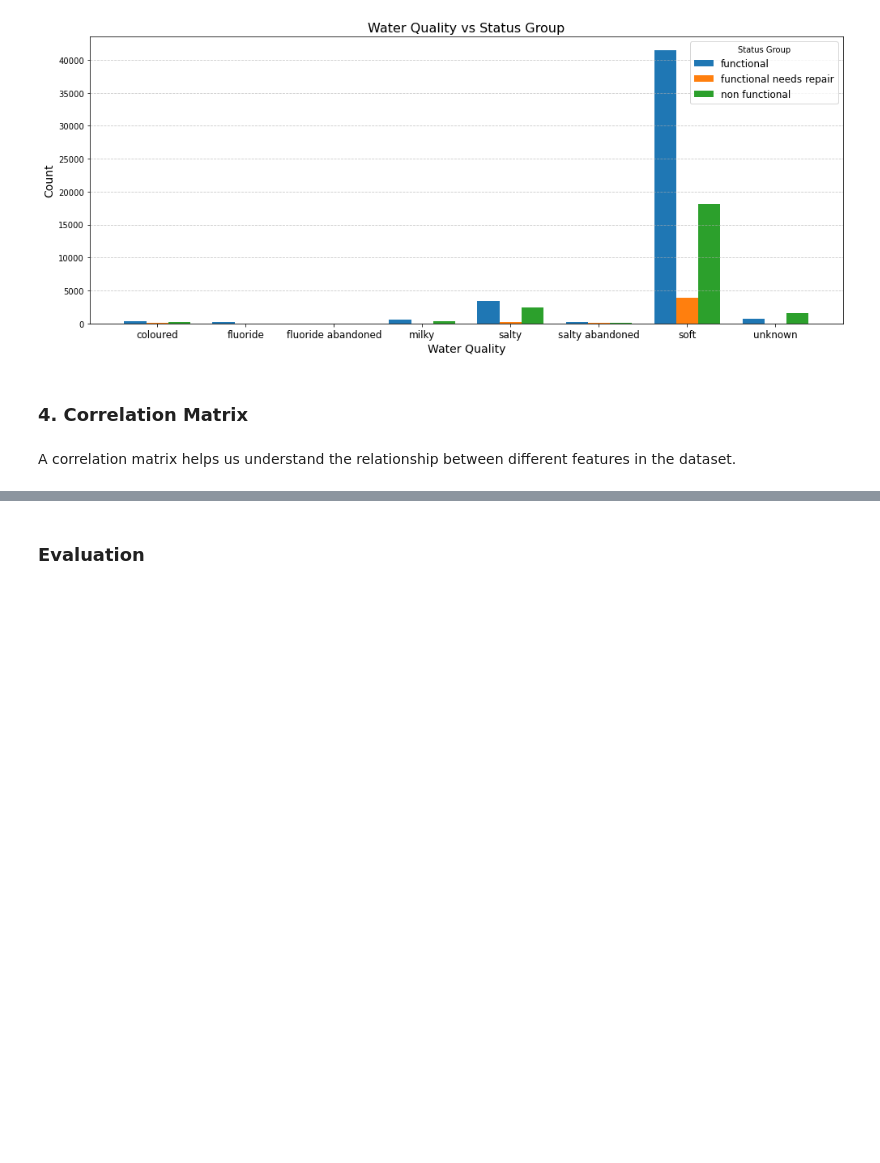
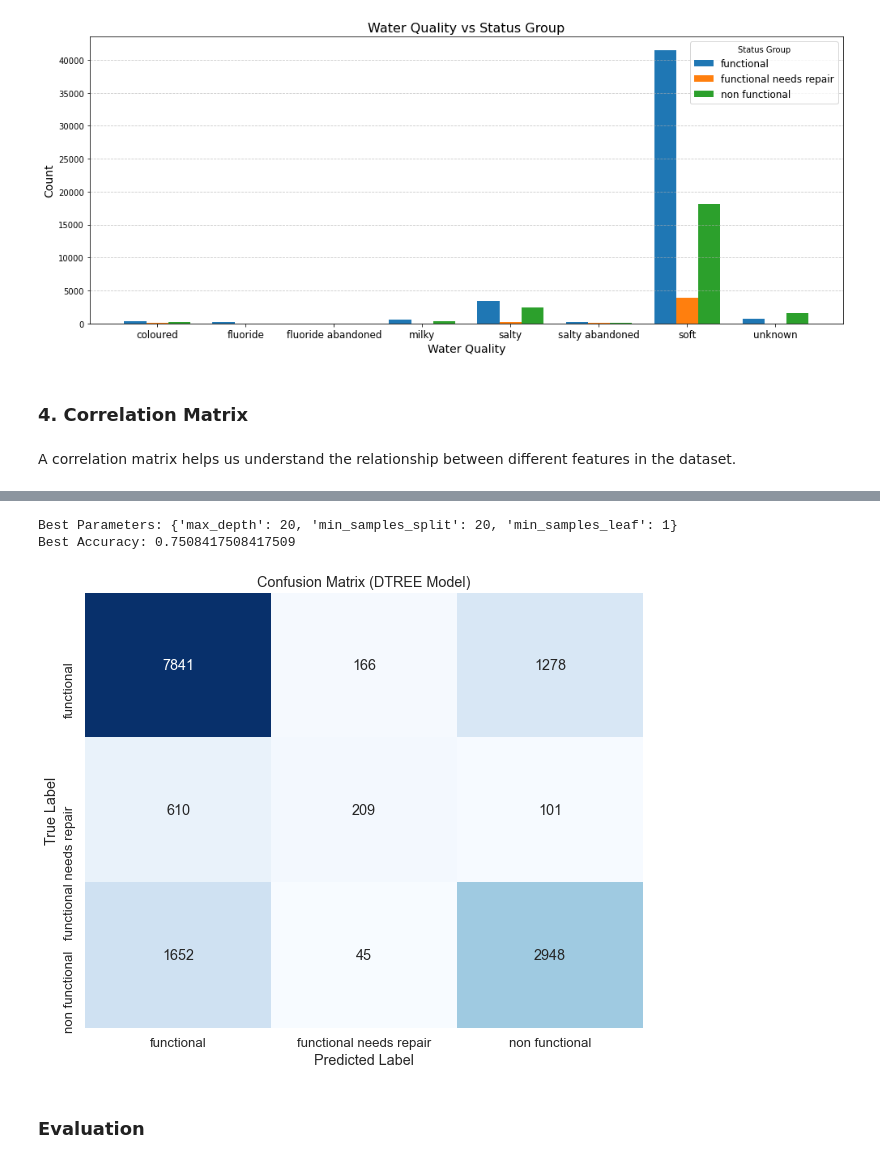
Before and after one commit to vkigen/dsc-phase3-project, a Jupyter notebook: student.ipynb, the cells around one changed output, grey strips where cells are left out. Cells and saved outputs as stored; diff of their text form; code cells hidden in the pictures; blank space fills up the shorter version.

```diff
--- a/student.ipynb
+++ b/student.ipynb
@@ -738,2 +956,62 @@ print(f"Validation data shape: {X_val.shape}")
+# %%
+from sklearn.tree import DecisionTreeClassifier
+from sklearn.metrics import accuracy_score
+
+# Define your hyperparameters ranges
+max_depth_values = [None, 10, 20, 30]
+min_samples_split_values = [2, 10, 20]
+min_samples_leaf_values = [1, 5, 10]
+
+# Store the best parameters and their corresponding accuracy
+best_params = {}
+best_accuracy = 0
+
+# Iterate over all possible combinations of hyperparameters
+for max_depth in max_depth_values:
+    for min_samples_split in min_samples_split_values:
+        for min_samples_leaf in min_samples_leaf_values:
+            # Initialize and train the model with the current set of hyperparameters
+            dt = DecisionTreeClassifier(max_depth=max_depth, min_samples_split=min_samples_split, min_samples_leaf=min_samples_leaf, random_state=42)
+            dt.fit(X_train, y_train)
+
+            # Predict and evaluate the model
+            y_pred_dt = dt.predict(X_val)
+            accuracy = accuracy_score(y_val, y_pred_dt)
+
+            # If the current model's accuracy is better than the previous best, update the best parameters and accuracy
+            if accuracy > best_accuracy:
+                best_accuracy = accuracy
+                best_params = {
+                    'max_depth': max_depth,
+                    'min_samples_split': min_samples_split,
+                    'min_samples_leaf': min_samples_leaf
+                }
+
+# Print the best parameters and their corresponding accuracy
+print(f"Best Parameters: {best_params}")
+print(f"Best Accuracy: {best_accuracy}")
+# %% [output]
+Best Parameters: {'max_depth': 20, 'min_samples_split': 20, 'min_samples_leaf': 1}
+Best Accuracy: 0.7508417508417509
+# %%
+# Calculate the confusion matrix for the KNN model
+conf_matrix_dt = confusion_matrix(y_val, y_pred_dt)
+
+# Get class labels
+class_labels_dt = sorted(np.unique(y_val))
+
+# Set seaborn style
+sns.set(font_scale=1.2)
+
+# Plot confusion matrix as heatmap
+plt.figure(figsize=(10, 8))
+sns.heatmap(conf_matrix_dt, annot=True, cmap="Blues", fmt="d", cbar=False,
+            xticklabels=class_labels_dt, yticklabels=class_labels_dt)
+plt.title('Confusion Matrix (DTREE Model)')
+plt.xlabel('Predicted Label')
+plt.ylabel('True Label')
+plt.show()
+# %% [output]
+[figure, added]
 # %% [markdown]
 ### Evaluation
```
Also changed, not shown: parts of 36 cells of this notebook, 3 other files.
